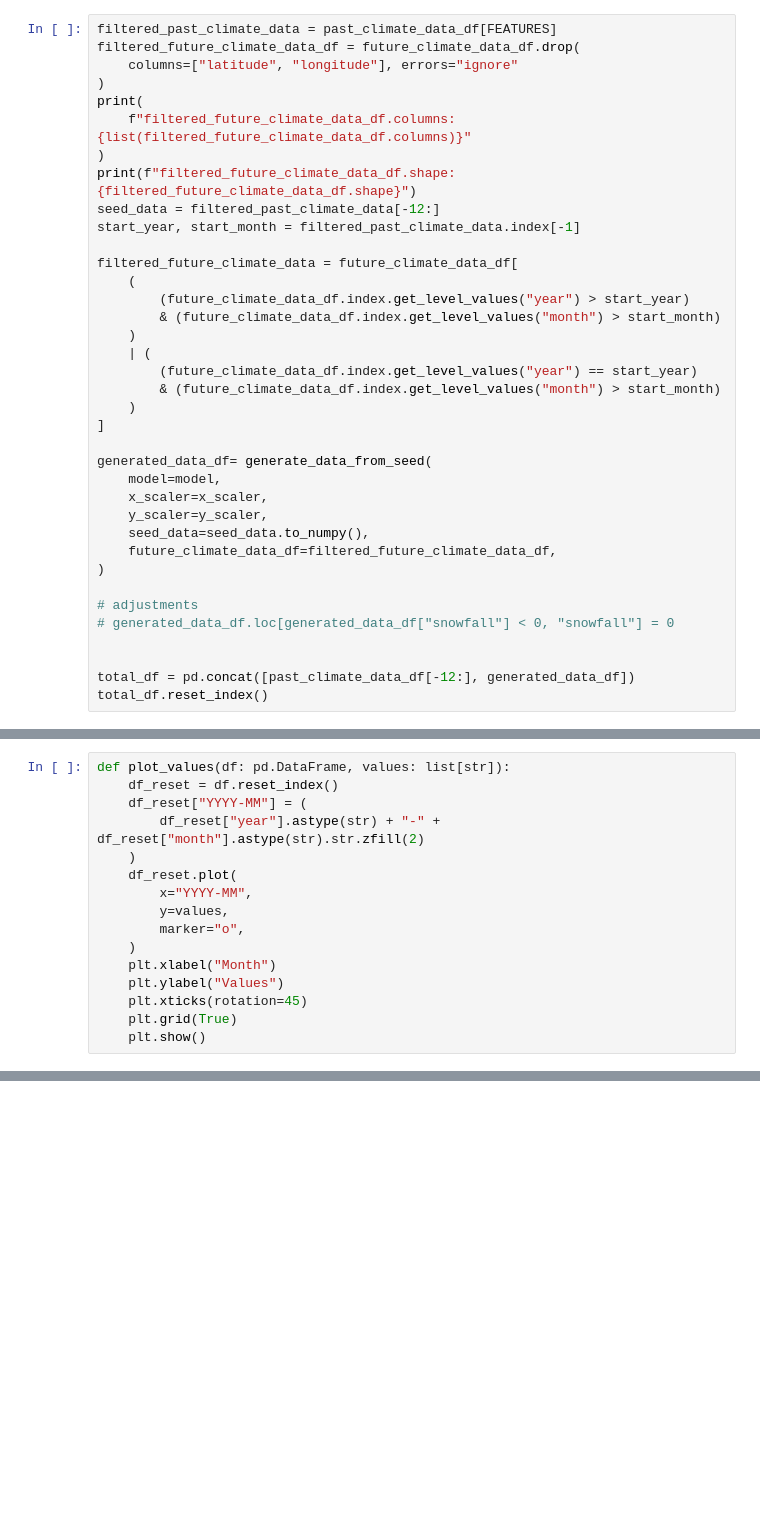
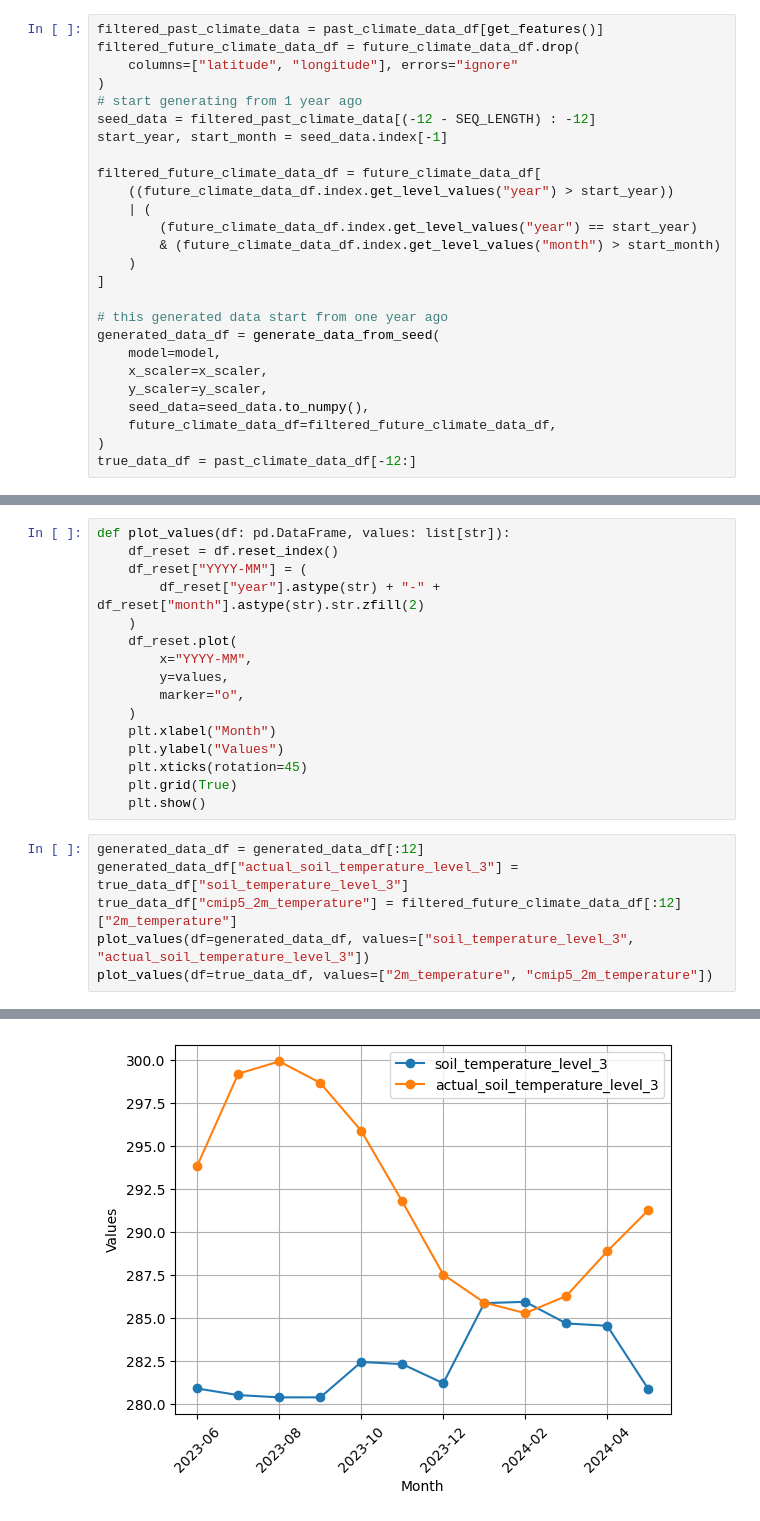
Before and after one commit to PeppeOsmio/tesi, a Jupyter notebook: test_model.ipynb, the cells around one changed output, grey strips where cells are left out. Drawn from its saved outputs; the diff is of its cells as text; blank space fills up the shorter version.

```diff
--- a/test_model.ipynb
+++ b/test_model.ipynb
@@ -233,39 +318,28 @@ def generate_data_from_seed(
 
     return result
 # %%
-filtered_past_climate_data = past_climate_data_df[FEATURES]
+filtered_past_climate_data = past_climate_data_df[get_features()]
 filtered_future_climate_data_df = future_climate_data_df.drop(
     columns=["latitude", "longitude"], errors="ignore"
 )
-print(
-    f"filtered_future_climate_data_df.columns: {list(filtered_future_climate_data_df.columns)}"
-)
-print(f"filtered_future_climate_data_df.shape: {filtered_future_climate_data_df.shape}")
-seed_data = filtered_past_climate_data[-12:]
-start_year, start_month = filtered_past_climate_data.index[-1]
+# start generating from 1 year ago
+seed_data = filtered_past_climate_data[(-12 - SEQ_LENGTH) : -12]
+start_year, start_month = seed_data.index[-1]
 
-filtered_future_climate_data = future_climate_data_df[
-    (
-        (future_climate_data_df.index.get_level_values("year") > start_year)
-        & (future_climate_data_df.index.get_level_values("month") > start_month)
-    )
+filtered_future_climate_data_df = future_climate_data_df[
+    ((future_climate_data_df.index.get_level_values("year") > start_year))
     | (
         (future_climate_data_df.index.get_level_values("year") == start_year)
         & (future_climate_data_df.index.get_level_values("month") > start_month)
     )
 ]
 
-generated_data_df= generate_data_from_seed(
+# this generated data start from one year ago
+generated_data_df = generate_data_from_seed(
     model=model,
     x_scaler=x_scaler,
     y_scaler=y_scaler,
     seed_data=seed_data.to_numpy(),
     future_climate_data_df=filtered_future_climate_data_df,
 )
-
-# adjustments
-# generated_data_df.loc[generated_data_df["snowfall"] < 0, "snowfall"] = 0
-
-
-total_df = pd.concat([past_climate_data_df[-12:], generated_data_df])
-total_df.reset_index()
+true_data_df = past_climate_data_df[-12:]
@@ -305,3 +359,10 @@ def plot_values(df: pd.DataFrame, values: list[str]):
     plt.xticks(rotation=45)
     plt.grid(True)
     plt.show()
+# %%
+generated_data_df = generated_data_df[:12]
+generated_data_df["actual_soil_temperature_level_3"] = true_data_df["soil_temperature_level_3"]
+true_data_df["cmip5_2m_temperature"] = filtered_future_climate_data_df[:12]["2m_temperature"]
+plot_values(df=generated_data_df, values=["soil_temperature_level_3", "actual_soil_temperature_level_3"])
+plot_values(df=true_data_df, values=["2m_temperature", "cmip5_2m_temperature"])
+# %% [output]
@@ -307,0 +374 @@ def plot_values(df: pd.DataFrame, values: list[str]):
+[figure, added]
```
Also changed, not shown: parts of 15 cells of this notebook, 8 other files.
